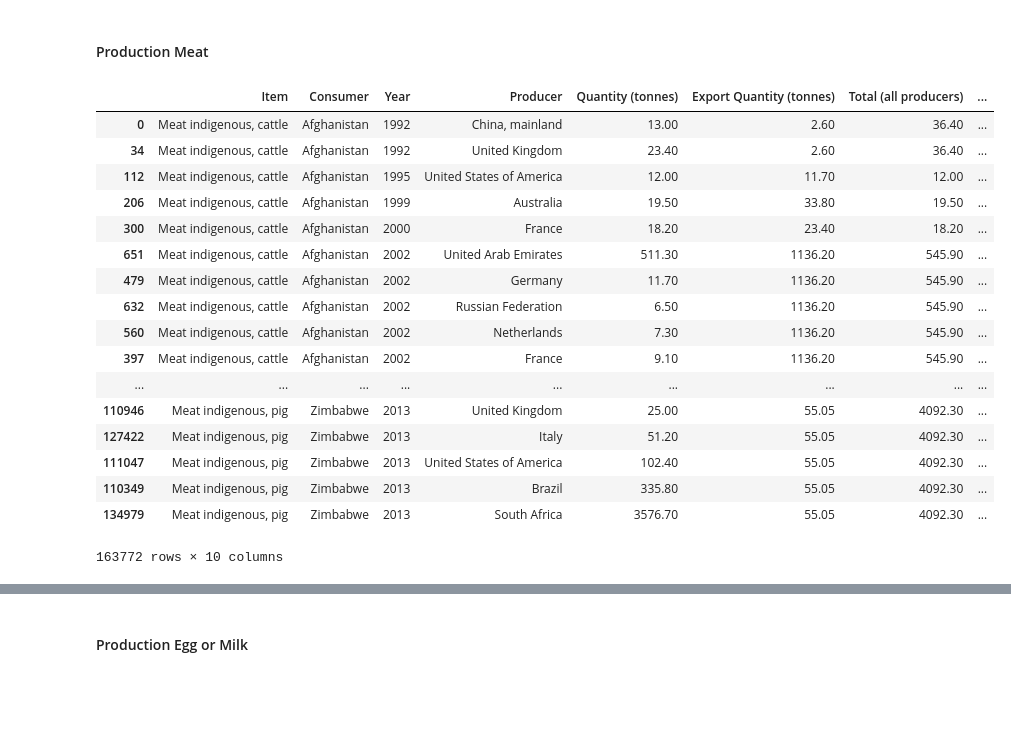
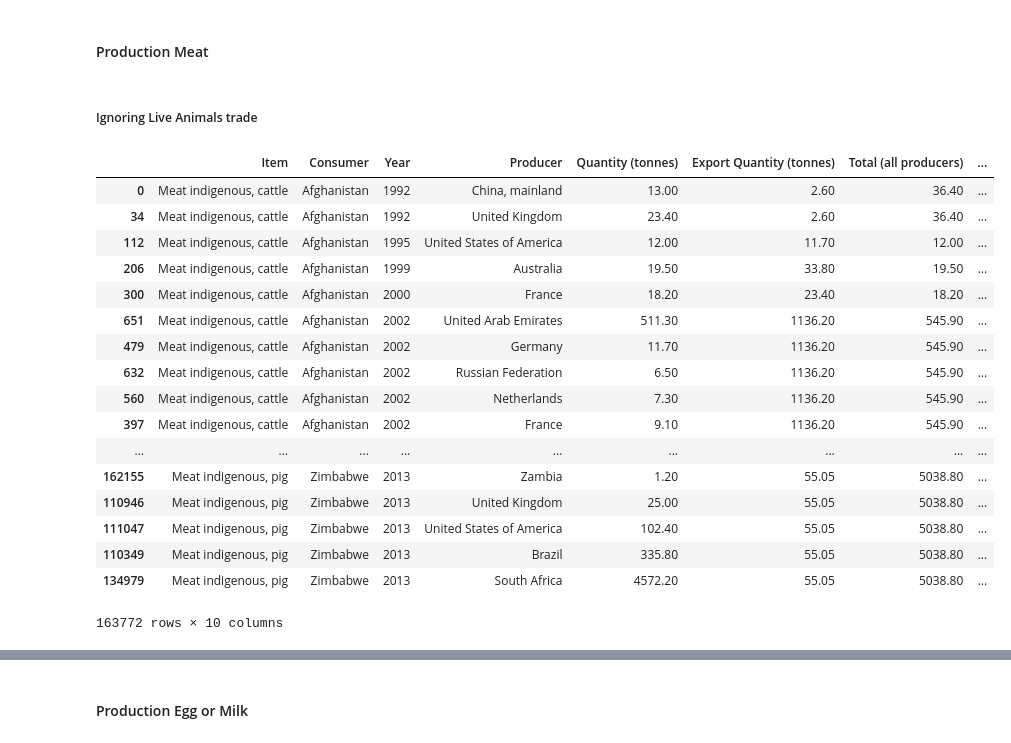
Before and after one commit to OthmanSefraoui/Data_story, a Jupyter notebook: milestone_2.ipynb, the cells around one changed output, grey strips where cells are left out. Saved outputs shown, nothing was run; the diff lists cells and outputs as text; code cells hidden in the pictures; blank space fills up the shorter version.

```diff
--- a/milestone_2.ipynb
+++ b/milestone_2.ipynb
@@ -1959,11 +1970,13 @@ def keep_non_redundant_info(trade_matrix,priority_reporter):
 # %% [markdown]
 #### Import Export Products
 # %%
-keep_non_redundant_info(trade_matrix,"exporter") #TODO try replace with "importer"
+keep_non_redundant_info(trade_matrix)
 
 trade_matrix["Year"] = trade_matrix["Year"].apply(lambda str : str[1:])
 
-trade_matrix["Equivalent Quantity (tonnes)"] = trade_matrix["Factor"] * trade_matrix["Quantity"]
+trade_matrix["Equivalent Quantity (tonnes) (prio importer)"] = trade_matrix["Factor"] * trade_matrix["Quantity (prio importer)"]
+trade_matrix["Equivalent Quantity (tonnes) (prio exporter)"] = trade_matrix["Factor"] * trade_matrix["Quantity (prio exporter)"]
+
 
 item_corresp = {'Milk Equivalent':'Milk, whole fresh cow',
                 'Eggs, equivalent':'Eggs, hen, in shell',
@@ -1972,11 +1985,18 @@ item_corresp = {'Milk Equivalent':'Milk, whole fresh cow',
                 'Chicken Meat':'Meat indigenous, chicken'}
 
 trade_matrix.replace(to_replace=item_corresp, inplace=True)
-detail_import = trade_matrix.groupby(by=["Item Group","Importer","Year","Exporter"]).sum()[["Equivalent Quantity (tonnes)"]].reset_index()
-total_export = detail_import.groupby(by=["Item Group","Year","Exporter"]).sum().reset_index()
+detail_import = (trade_matrix.groupby(by=["Item Group","Importer","Year","Exporter"])
+                 .sum()[["Equivalent Quantity (tonnes) (prio importer)"]].reset_index())
+detail_export = (trade_matrix.groupby(by=["Item Group","Importer","Year","Exporter"])
+                 .sum()[["Equivalent Quantity (tonnes) (prio exporter)"]].reset_index())
+total_export = detail_export.groupby(by=["Item Group","Year","Exporter"]).sum().reset_index()
+## TODO try other priorities
 # %% [markdown]
 #### Production Meat
+# %% [markdown]
+##### Ignoring Live Animals trade
 # %%
+# Get the production of meat per country per year
 df_meat_prod = select_on(dfs_prod_animals["production"],
                   column_filter_dict={"Item" : ['Meat indigenous, cattle',
                                                 'Meat indigenous, chicken',
@@ -1986,6 +2006,7 @@ df_meat_prod = select_on(dfs_prod_animals["production"],
 df_meat_prod = df_meat_prod[["Item","Area","Year","Area","Value"]]
 df_meat_prod.columns = ["Item","Consumer","Year","Producer","Quantity (tonnes)"]
 
+# Gather all sources in the same dataframe (production by the country itself and importation)
 df_meat_cons = select_on(detail_import,
                         column_filter_dict={"Item Group":['Meat indigenous, cattle',
                                                 'Meat indigenous, chicken',
@@ -1994,49 +2015,53 @@ df_meat_cons.columns = ["Item","Consumer","Year","Producer","Quantity (tonnes)"]
 
 df_meat_cons = pd.concat([df_meat_cons, df_meat_prod])
 
+# Add column total export per consumer per year
+total_export.columns = ["Item","Year","Consumer","Export Quantity (tonnes)"]
+df_meat_cons = df_meat_cons.merge(total_export)
 
+# Add column total production per consumer per year (production by the country itself and importation)
+df_sum_prod = df_meat_cons.groupby(by=["Item","Consumer","Year"]).sum()["Quantity (tonnes)"].reset_index()
+df_sum_prod.columns = ["Item","Consumer","Year","Total (all producers)"]
+df_meat_cons = df_meat_cons.merge(df_sum_prod)
 
+# Compute consommation as sum of inner production and importation minus exportation allocated to producers
+# according to production ratio
+df_meat_cons["Consumed Quantity (tonnes)"] = (df_meat_cons["Quantity (tonnes)"]
+                                              - df_meat_cons["Export Quantity (tonnes)"]
+                                              *df_meat_cons["Quantity (tonnes)"]
+                                              /df_meat_cons["Total (all producers)"])
+
+# Get meat yield per animal and convert consumed weight in consumed animal number
 df_yield_meat = select_on(dfs_prod_animals["yield/carcass_weight"],
                                  column_filter_dict={"Item":['Meat indigenous, cattle',
                                                              'Meat indigenous, chicken',
                                                              'Meat indigenous, pig']})
 df_yield_meat = df_yield_meat[["Item","Year","Area","Value"]]
 df_yield_meat.columns = ["Item","Year","Producer","Yield"]
 
-
-total_export.columns = ["Item","Year","Consumer","Export Quantity (tonnes)"]
-df_meat_cons = df_meat_cons.merge(total_export)
-
-df_sum = df_meat_cons.groupby(by=["Item","Consumer","Year"]).sum()["Quantity (tonnes)"].reset_index()
-df_sum.columns = ["Item","Consumer","Year","Total (all producers)"]
-
-df_meat_cons = df_meat_cons.merge(df_sum)
-df_meat_cons["Consumed Quantity (tonnes)"] = df_meat_cons["Quantity (tonnes)"] - df_meat_cons["Export Quantity (tonnes)"]*df_meat_cons["Quantity (tonnes)"]/df_meat_cons["Total (all producers)"]
-
-
-
 df_meat_cons['Year']=df_meat_cons['Year'].astype(int)
 df_yield_meat['Year']=df_yield_meat['Year'].astype(int)
 
 df_meat_cons = df_meat_cons.merge(df_yield_meat)
 df_meat_cons["Animal Number"] = 1000 * df_meat_cons["Consumed Quantity (tonnes)"] / df_meat_cons["Yield"]
+
 df_meat_cons.sort_values(by=["Item","Consumer","Year","Animal Number"])
 # %% [output]
 |  | Item | Consumer | Year | Producer | Quantity (tonnes) | Export Quantity (tonnes) | Total (all producers) | ... |
 | 0 | Meat indigenous, cattle | Afghanistan | 1992 | China, mainland | 13.00 | 2.60 | 36.40 | ... |
 | 34 | Meat indigenous, cattle | Afghanistan | 1992 | United Kingdom | 23.40 | 2.60 | 36.40 | ... |
 | 112 | Meat indigenous, cattle | Afghanistan | 1995 | United States of America | 12.00 | 11.70 | 12.00 | ... |
 | 206 | Meat indigenous, cattle | Afghanistan | 1999 | Australia | 19.50 | 33.80 | 19.50 | ... |
 | 300 | Meat indigenous, cattle | Afghanistan | 2000 | France | 18.20 | 23.40 | 18.20 | ... |
 | 651 | Meat indigenous, cattle | Afghanistan | 2002 | United Arab Emirates | 511.30 | 1136.20 | 545.90 | ... |
 | 479 | Meat indigenous, cattle | Afghanistan | 2002 | Germany | 11.70 | 1136.20 | 545.90 | ... |
 | 632 | Meat indigenous, cattle | Afghanistan | 2002 | Russian Federation | 6.50 | 1136.20 | 545.90 | ... |
 | 560 | Meat indigenous, cattle | Afghanistan | 2002 | Netherlands | 7.30 | 1136.20 | 545.90 | ... |
 | 397 | Meat indigenous, cattle | Afghanistan | 2002 | France | 9.10 | 1136.20 | 545.90 | ... |
 | ... | ... | ... | ... | ... | ... | ... | ... | ... |
-| 110946 | Meat indigenous, pig | Zimbabwe | 2013 | United Kingdom | 25.00 | 55.05 | 4092.30 | ... |
-| 127422 | Meat indigenous, pig | Zimbabwe | 2013 | Italy | 51.20 | 55.05 | 4092.30 | ... |
-| 111047 | Meat indigenous, pig | Zimbabwe | 2013 | United States of America | 102.40 | 55.05 | 4092.30 | ... |
-| 110349 | Meat indigenous, pig | Zimbabwe | 2013 | Brazil | 335.80 | 55.05 | 4092.30 | ... |
-| 134979 | Meat indigenous, pig | Zimbabwe | 2013 | South Africa | 3576.70 | 55.05 | 4092.30 | ... |
+| 162155 | Meat indigenous, pig | Zimbabwe | 2013 | Zambia | 1.20 | 55.05 | 5038.80 | ... |
+| 110946 | Meat indigenous, pig | Zimbabwe | 2013 | United Kingdom | 25.00 | 55.05 | 5038.80 | ... |
+| 111047 | Meat indigenous, pig | Zimbabwe | 2013 | United States of America | 102.40 | 55.05 | 5038.80 | ... |
+| 110349 | Meat indigenous, pig | Zimbabwe | 2013 | Brazil | 335.80 | 55.05 | 5038.80 | ... |
+| 134979 | Meat indigenous, pig | Zimbabwe | 2013 | South Africa | 4572.20 | 55.05 | 5038.80 | ... |
 163772 rows × 10 columns
```
Also changed, not shown: parts of 8 cells of this notebook, 1 other file.
